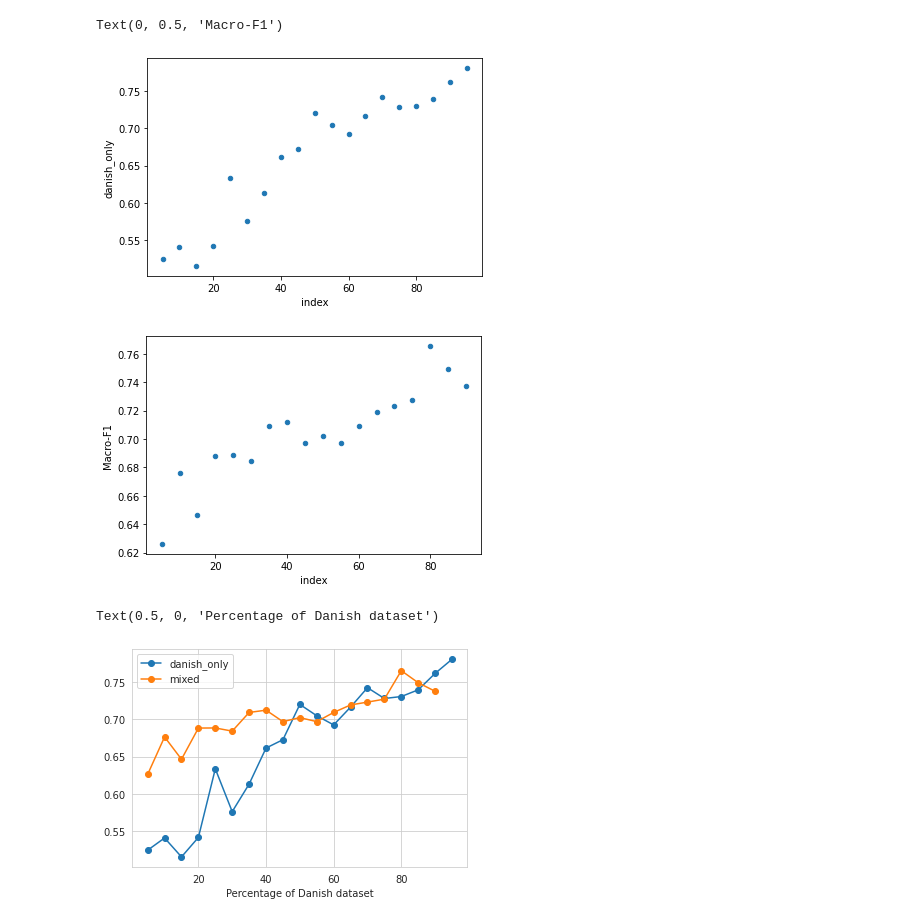
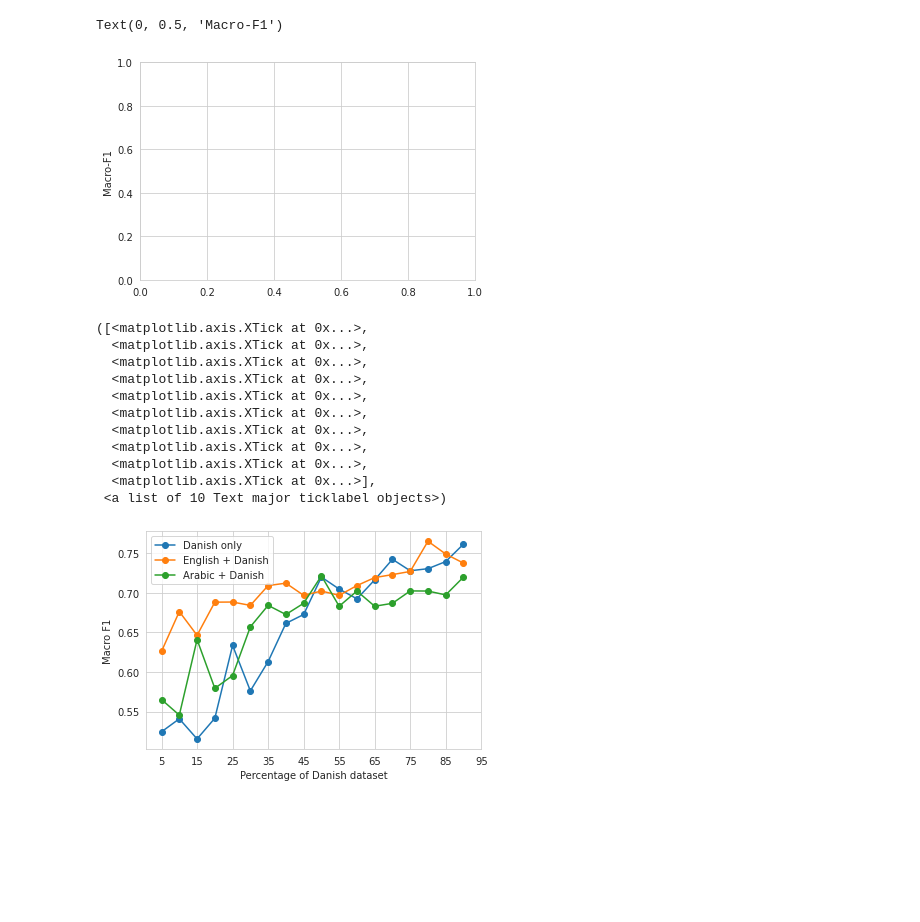
Before and after one commit to finiteautomata/offenseval2020, a Jupyter notebook: notebooks/Danish/Few Shot.ipynb, the cells around one changed output. Saved outputs shown, nothing was run; the diff lists cells and outputs as text; code cells hidden in the pictures; blank space fills up the shorter version.

Commit message:
Add arabic in few shot scheme

```diff
--- a/notebooks/Danish/Few Shot.ipynb
+++ b/notebooks/Danish/Few Shot.ipynb
@@ -27,7 +27,8 @@ device = torch.device('cuda' if torch.cuda.is_available() else 'cpu')
 
 
 danish_models = glob.glob("../../models/*.da.*.pt")
-mixed_models = glob.glob("../../models/*.olid+da.*.pt")
-mixed_models = [m for m in mixed_models if "95" not in m]
+english_models = glob.glob("../../models/*.olid+da.*.pt")
+arabic_models = glob.glob("../../models/*.ar+da.*.pt")
 
-mixed_models
+english_models = [m for m in english_models if "95" not in m]
+arabic_models = [m for m in arabic_models if "95" not in m]
@@ -93,20 +109,23 @@ for path in mixed_models:
 # %%
 import matplotlib.pyplot as plt
 series = pd.Series(danish_only)
 
 df = pd.DataFrame({
-    "danish_only": series,
-    "mixed": mixed
+    "Danish only": series,
+    "English + Danish": english,
+    "Arabic + Danish": arabic
 })
 
-df.reset_index().plot(kind="scatter", y="danish_only", x="index")
-df.reset_index().plot(kind="scatter", y="mixed", x="index")
+#df.reset_index().plot(kind="scatter", y="Danish", x="index")
+#df.reset_index().plot(kind="scatter", y="English + Danish", x="index")
+#df.reset_index().plot(kind="scatter", y="Arabic + Danish", x="index")
+
+df.drop([95, 100], axis=0, inplace=True)
 
 plt.ylabel("Macro-F1")
 # %% [output]
 Text(0, 0.5, 'Macro-F1')
-[figure, old version]
+[figure, new version]
-[figure, removed]
 # %%
 import seaborn as sns
 
@@ -115,7 +134,20 @@ sns.set_style('whitegrid')
 df.plot(style="-o")
 
 plt.xlabel("Percentage of Danish dataset")
+plt.ylabel("Macro F1")
+plt.savefig("few-shot-danish.png")
+plt.xticks(list(range(5, 100, 10)))
 # %% [output]
-Text(0.5, 0, 'Percentage of Danish dataset')
+([<matplotlib.axis.XTick at 0x...>,
+  <matplotlib.axis.XTick at 0x...>,
+  <matplotlib.axis.XTick at 0x...>,
+  <matplotlib.axis.XTick at 0x...>,
+  <matplotlib.axis.XTick at 0x...>,
+  <matplotlib.axis.XTick at 0x...>,
+  <matplotlib.axis.XTick at 0x...>,
+  <matplotlib.axis.XTick at 0x...>,
+  <matplotlib.axis.XTick at 0x...>,
+  <matplotlib.axis.XTick at 0x...>],
+ <a list of 10 Text major ticklabel objects>)
-[figure, old version]
+[figure, new version]
 # %%
```
Also changed, not shown: parts of 5 cells of this notebook, 1 other file.
